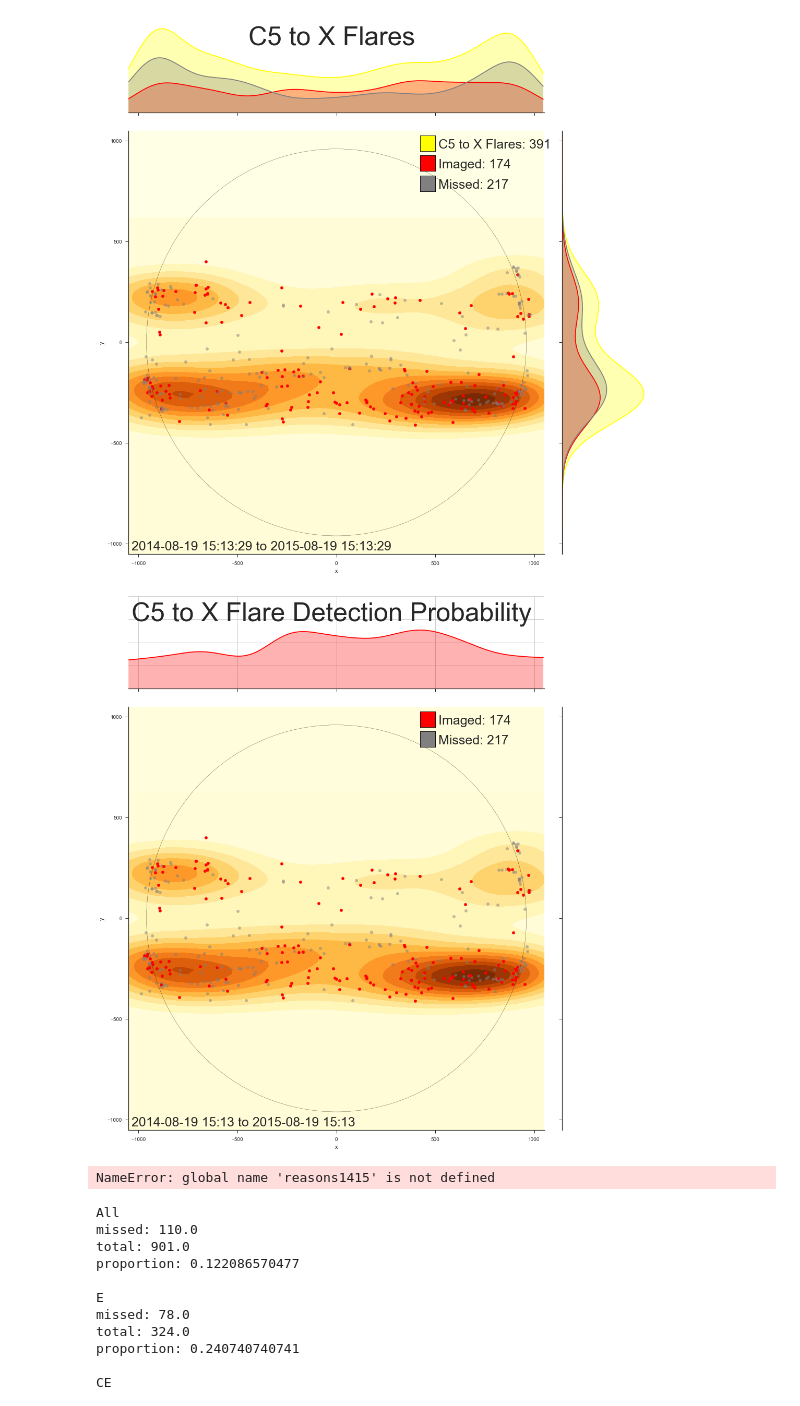
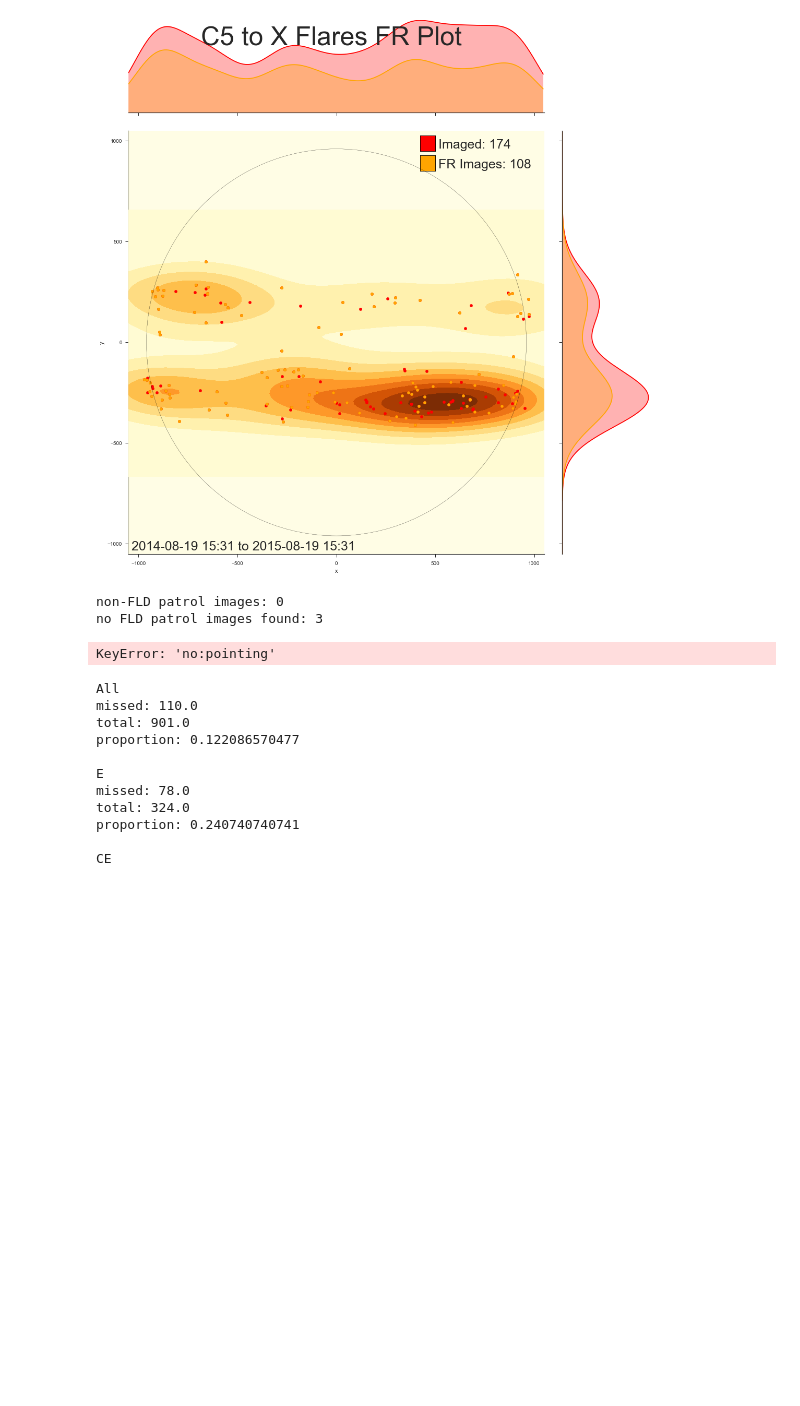
Before and after one commit to gwoelkicfa/xrt_metadata_project, a Jupyter notebook: xrt_flare_analysis.ipynb, the cells around one changed output. Cells and saved outputs as stored; diff of their text form; code cells hidden in the pictures; blank space fills up the shorter version.

```diff
--- a/xrt_flare_analysis.ipynb
+++ b/xrt_flare_analysis.ipynb
@@ -538,6 +538,8 @@ def genFlareResPlot(t_i,t_f,flareType,scale=False,data=pd.DataFrame(),save=False
 
     flareResponses=pd.DataFrame({'x':flareResX,'y':flareResY})
 
+    fig = plt.figure()
+
     #Creates kdeplots
     a = sns.kdeplot(coorsAll['x'],color='yellow',legend=False,bw=bw)
     b = sns.kdeplot(coorsXrt['x'],color='red',legend=False,bw=bw)
@@ -573,17 +575,21 @@ def genFlareResPlot(t_i,t_f,flareType,scale=False,data=pd.DataFrame(),save=False
             tempy.append(y[j] * len(kdelist[i][1])/len(coorsAll['x']))
         splines.append(spline(x,tempy,xnew))
 
+    fig.clf()
     plt.close()
 
     # Create JointGrid object
     g = sns.JointGrid(coorsXrt['x'],coorsXrt['y'],size=15,xlim=[-1050,1050],ylim=[-1050,1050],ratio=4)
 
+    fig = plt.gcf()
+
+    ax_sun = g.ax_joint
     ax1 = g.ax_marg_x
     ax2 = g.ax_marg_y
 
     # The purpose of the unusually high zorder numbers is to hide unwanted features that I struggled with removing
-    plt.gcf().axes[0].add_patch(plt.Rectangle((-1050,-1050),2100,2100,color='#fffddb',zorder=10,alpha=0.7))
-    plt.gcf().axes[0].add_patch(plt.Circle((0,0),1920/2,color='black',alpha=1,zorder=12,fill=False))
+    ax_sun.add_patch(plt.Rectangle((-1050,-1050),2100,2100,color='#fffddb',zorder=10,alpha=0.7))
+    ax_sun.add_patch(plt.Circle((0,0),1920/2,color='black',alpha=1,zorder=12,fill=False))
 
     # Scale heatmap if scale=True is passed
     if scale:
@@ -601,32 +607,30 @@ def genFlareResPlot(t_i,t_f,flareType,scale=False,data=pd.DataFrame(),save=False
 
 
     # Creates secondary plot features
-    g.ax_marg_x.axis([-1050,1050,0,max(splines[1])])
+    ax1.axis([-1050,1050,0,max(splines[1])])
 
-    g.ax_marg_x.plot(xnew,splines[1],axes=ax1,color='red')
+    ax1.plot(xnew,splines[1],axes=ax1,color='red')
     ax1.fill_between(xnew,0,list(splines[1]),color='red',alpha=0.3)
 
     if list(splines[6]) != list(splines[0]):
-        g.ax_marg_x.plot(xnew,splines[6],color='orange')
+        ax1.plot(xnew,splines[6],color='orange')
         ax1.fill_between(xnew,0,list(splines[6]),color='orange',alpha=0.3)
 
-    g.ax_marg_y.plot(splines[4],xnew,axes=ax2,color='red')
+    ax2.plot(splines[4],xnew,axes=ax2,color='red')
     ax2.fill_between(list(splines[4]),1200,xnew,color='red',alpha=0.3)
 
     if list(splines[7]) != list(splines[0]):
-        g.ax_marg_y.plot(splines[7],xnew,color='orange')
+        ax2.plot(splines[7],xnew,color='orange')
         ax2.fill_between(list(splines[7]),1200,xnew,color='orange',alpha=0.3)
 
     # Creates legend, title, and timestamp
-    fig = plt.gcf()
+    ax_sun.add_patch(plt.Rectangle((425,950),75,75,color='red',
+                                    path_effects=[PathEffects.withStroke(linewidth=2,foreground="black")],zorder=11))
+    ax_sun.text(515,965,'Imaged: ' + str(len(coorsXrt)),size=25,zorder=11)
 
-    fig.axes[0].add_patch(plt.Rectangle((425,950),75,75,color='red',
+    ax_sun.add_patch(plt.Rectangle((425,850),75,75,color='orange',
                                     path_effects=[PathEffects.withStroke(linewidth=2,foreground="black")],zorder=11))
-    fig.axes[0].text(515,965,'Imaged: ' + str(len(coorsXrt)),size=25,zorder=11)
-
-    fig.axes[0].add_patch(plt.Rectangle((425,850),75,75,color='orange',
-                                    path_effects=[PathEffects.withStroke(linewidth=2,foreground="black")],zorder=11))
-    fig.axes[0].text(515,865,'FR Images: ' + str(len(flareResponses['x'])),size=25,zorder=11)
+    ax_sun.text(515,865,'FR Images: ' + str(len(flareResponses['x'])),size=25,zorder=11)
 
 
     title = flareType[0] + ' Flares FR Plot'
@@ -1674,39 +1678,40 @@ data = getXrtFlareCat(t_i,t_f)
 types = [('C5 to X','C5','Z')]
 
 for flareType in types:
     #Generate and save plots
     try:
-        genDistPlot(t_i,t_f,flareType,data=data,bw=125)
-        genProbPlot(t_i,t_f,flareType,data=data,bw=125)
+        #genDistPlot(t_i,t_f,flareType,data=data,bw=125)
+        #genProbPlot(t_i,t_f,flareType,data=data,bw=125)
         #genHistogram(t_i,t_f,flareType,data=data)
-        #genFlareResPlot(t_i,t_f,flareType,data=data,bw=125)
+        genFlareResPlot(t_i,t_f,flareType,data=data,bw=125)
         continue;
     except ValueError:
         pass;
     continue;
 
 #genFRPercentPlot(t_i,t_f)
 #genFRValuePlot(t_i,t_f)
 #genObsNotesPlot(t_i,t_f)
 #genObsNotesClassPlot(t_i,t_f,('C5 to X','C5','Z'))
 genObsNotesClassPlot(t_i,t_f,('C5 to X','C5','Z'))
 genObsNoteDistPlot(t_i,t_f,('C5 to X','C5','Z'),bw=150)
 
 t_f = datetime.datetime(2013,7,1)
 t_i = datetime.datetime(2013,1,1)
 genObsNotePie(t_i,t_f,('C5 to X','C5','X'))
 
 t_f = datetime.datetime(2014,1,1)
 t_i = datetime.datetime(2013,7,1)
 genObsNotePie(t_i,t_f,('C5 to X','C5','X'))
 
 t_f = datetime.datetime.utcnow()-datetime.timedelta(days=365*0)
 t_i = t_f - datetime.timedelta(days=365*1)
 genCCDPlot(t_i,t_f,('C5 to X','C5','Z'))
 # %% [output]
-[figure, old version]
+[figure, new version]
-[figure, removed]
-NameError: global name 'reasons1415' is not defined
+non-FLD patrol images: 0
+no FLD patrol images found: 3
+KeyError: 'no:pointing'
 # %%
 t_f = datetime.datetime.utcnow()-datetime.timedelta(days=0)
 t_i = t_f - datetime.timedelta(days=365*10)
```
